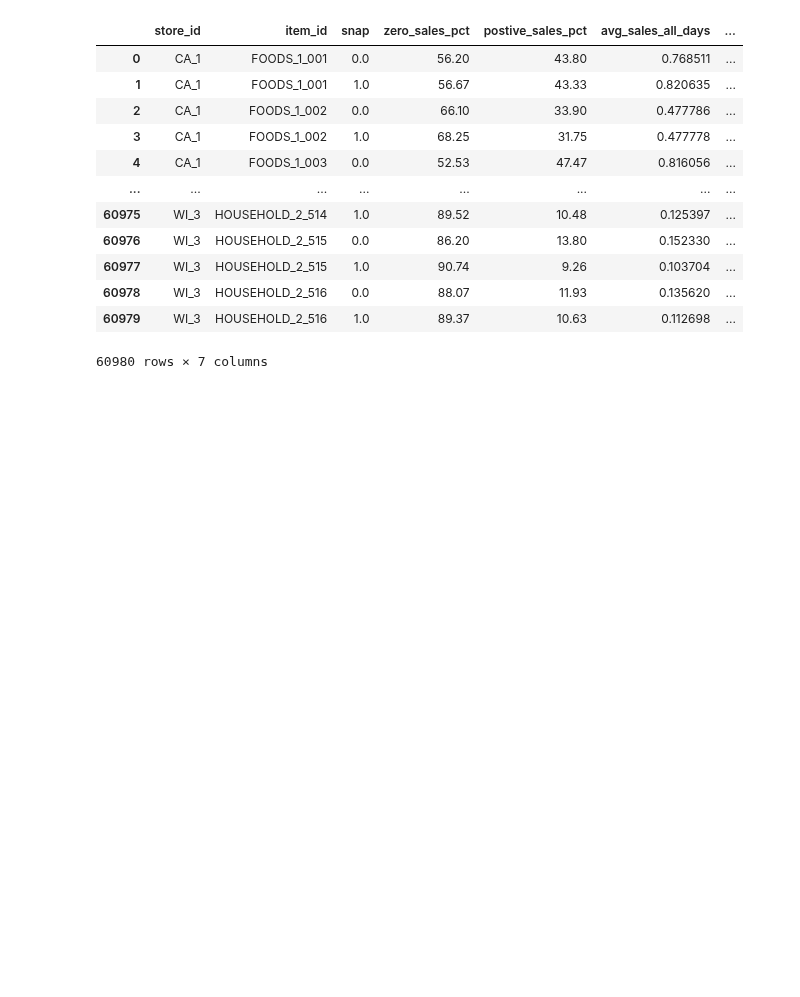
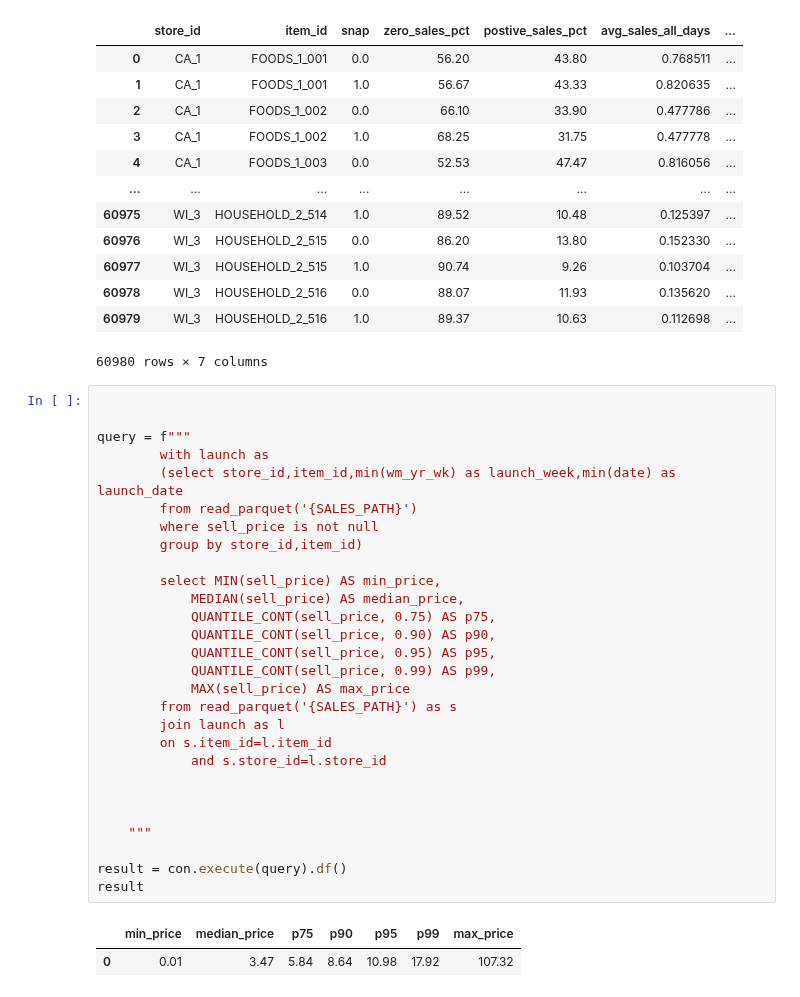
Before and after one commit to surekhag28/m5-demand-forecasting, a Jupyter notebook: notebooks/analysis.ipynb, the cells around one changed output. Saved outputs shown, nothing was run; the diff lists cells and outputs as text; blank space fills up the shorter version.

```diff
--- a/notebooks/analysis.ipynb
+++ b/notebooks/analysis.ipynb
@@ -931,3 +1334,34 @@ result
 | 60978 | WI_3 | HOUSEHOLD_2_516 | 0.0 | 88.07 | 11.93 | 0.135620 | ... |
 | 60979 | WI_3 | HOUSEHOLD_2_516 | 1.0 | 89.37 | 10.63 | 0.112698 | ... |
 60980 rows × 7 columns
+# %%
+
+
+query = f"""
+        with launch as
+        (select store_id,item_id,min(wm_yr_wk) as launch_week,min(date) as launch_date
+        from read_parquet('{SALES_PATH}')
+        where sell_price is not null
+        group by store_id,item_id)
+
+        select MIN(sell_price) AS min_price,
+            MEDIAN(sell_price) AS median_price,
+            QUANTILE_CONT(sell_price, 0.75) AS p75,
+            QUANTILE_CONT(sell_price, 0.90) AS p90,
+            QUANTILE_CONT(sell_price, 0.95) AS p95,
+            QUANTILE_CONT(sell_price, 0.99) AS p99,
+            MAX(sell_price) AS max_price
+        from read_parquet('{SALES_PATH}') as s
+        join launch as l
+        on s.item_id=l.item_id
+            and s.store_id=l.store_id
+
+
+
+    """
+
+result = con.execute(query).df()
+result
+# %% [output]
+|  | min_price | median_price | p75 | p90 | p95 | p99 | max_price |
+| 0 | 0.01 | 3.47 | 5.84 | 8.64 | 10.98 | 17.92 | 107.32 |
```
Also changed, not shown: parts of 12 cells of this notebook, 1 other file.
